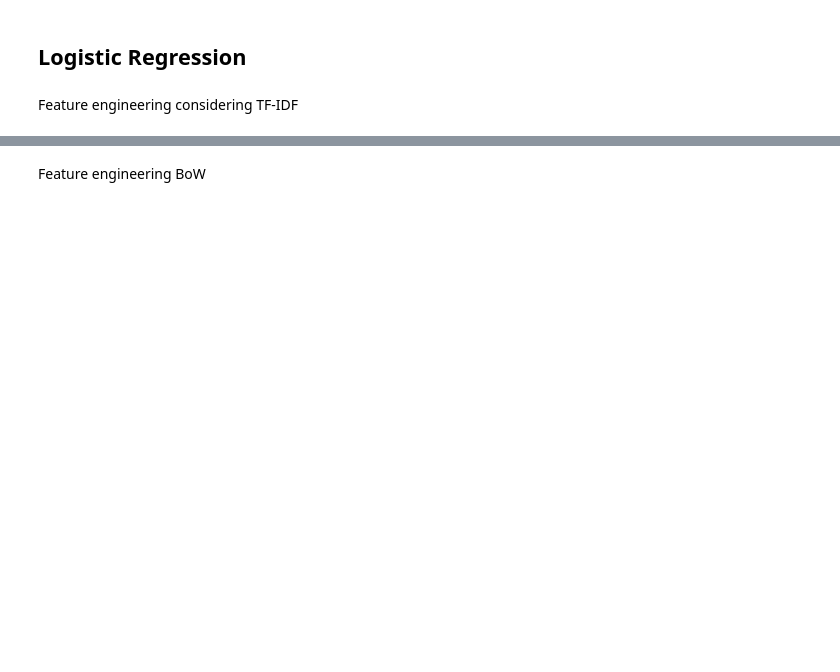
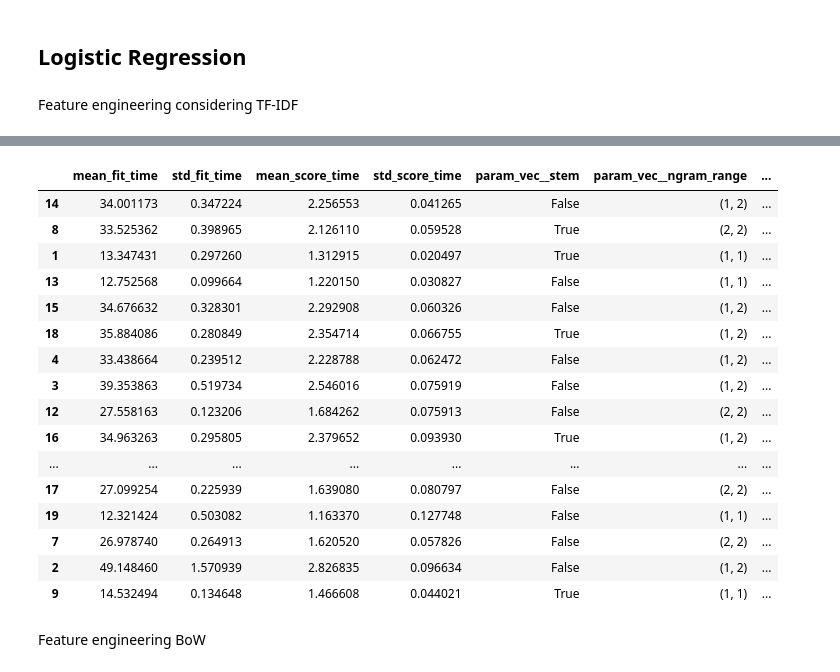
Before and after one commit to nminnie/ML-Project2, a Jupyter notebook: src/comp551_proj2.ipynb, the cells around one changed output, grey strips where cells are left out. Drawn from its saved outputs; the diff is of its cells as text; code cells hidden in the pictures; blank space fills up the shorter version.

```diff
--- a/src/comp551_proj2.ipynb
+++ b/src/comp551_proj2.ipynb
@@ -45,13 +153,14 @@ score = 'f1'
 Feature engineering considering TF-IDF
 # %%
 parameters_regression_tfidf = {
-    'vec__min_df': (1, .3, .4, .5),
-    'vec__stem': (True, False),
-    'vec__ngram_range':((1, 1), (1, 2), (2, 2)),
-    'tfidf__norm': ('l1', 'l2'),
-    'tfidf__smooth_idf': (True, False),
-    'clf__fit_intercept': (True, False),
-    'clf__C': (1,2,3, 0.05, 0.1, 1.5),
+    'vec__min_df': [3, 50, 100, 400, 1],
+    'vec__max_df': [4000, 40000, 1.0],
+    'vec__stem': [True, False],
+    'vec__ngram_range':[(1, 1), (1, 2), (2, 2)],
+    'tfidf__norm': ['l1', 'l2'],
+    'tfidf__smooth_idf': [True, False],
+    'clf__fit_intercept': [True, False],
+    'clf__C': [.5, 1, 2, 2.5, 3],
 }
 
 pipeline_regression_tfidf = Pipeline([
@@ -61,7 +170,8 @@ pipeline_regression_tfidf = Pipeline([
 ])
 
 rs_regression_tfidf = RandomizedSearchCV(pipeline_regression_tfidf, parameters_regression_tfidf,
-                                   cv=15, scoring=score, n_jobs=-1, verbose=0, random_state=62)
+                                   cv=10, scoring=score, n_jobs=-1, verbose=0, random_state=62, n_iter=20,
+                                         return_train_score=True)
 start = time.time()
 rs_regression_tfidf.fit(X_train, y)
 time.time() - start, rs_regression_tfidf.best_params_, rs_regression_tfidf.best_score_
@@ -68,3 +189,24 @@ time.time() - start, rs_regression_tfidf.best_params_, rs_regression_tfidf.best_
+# %%
+pd.options.display.max_columns = None
+pd.DataFrame(rs_regression_tfidf.cv_results_).sort_values(by=['mean_test_score'], ascending=False)
+# %% [output]
+|  | mean_fit_time | std_fit_time | mean_score_time | std_score_time | param_vec__stem | param_vec__ngram_range | ... |
+| 14 | 34.001173 | 0.347224 | 2.256553 | 0.041265 | False | (1, 2) | ... |
+| 8 | 33.525362 | 0.398965 | 2.126110 | 0.059528 | True | (2, 2) | ... |
+| 1 | 13.347431 | 0.297260 | 1.312915 | 0.020497 | True | (1, 1) | ... |
+| 13 | 12.752568 | 0.099664 | 1.220150 | 0.030827 | False | (1, 1) | ... |
+| 15 | 34.676632 | 0.328301 | 2.292908 | 0.060326 | False | (1, 2) | ... |
+| 18 | 35.884086 | 0.280849 | 2.354714 | 0.066755 | True | (1, 2) | ... |
+| 4 | 33.438664 | 0.239512 | 2.228788 | 0.062472 | False | (1, 2) | ... |
+| 3 | 39.353863 | 0.519734 | 2.546016 | 0.075919 | False | (1, 2) | ... |
+| 12 | 27.558163 | 0.123206 | 1.684262 | 0.075913 | False | (2, 2) | ... |
+| 16 | 34.963263 | 0.295805 | 2.379652 | 0.093930 | True | (1, 2) | ... |
+| ... | ... | ... | ... | ... | ... | ... | ... |
+| 17 | 27.099254 | 0.225939 | 1.639080 | 0.080797 | False | (2, 2) | ... |
+| 19 | 12.321424 | 0.503082 | 1.163370 | 0.127748 | False | (1, 1) | ... |
+| 7 | 26.978740 | 0.264913 | 1.620520 | 0.057826 | False | (2, 2) | ... |
+| 2 | 49.148460 | 1.570939 | 2.826835 | 0.096634 | False | (1, 2) | ... |
+| 9 | 14.532494 | 0.134648 | 1.466608 | 0.044021 | True | (1, 1) | ... |
 # %% [markdown]
 Feature engineering BoW
 # %%
```
Also changed, not shown: parts of 28 cells of this notebook, 3 other files.
